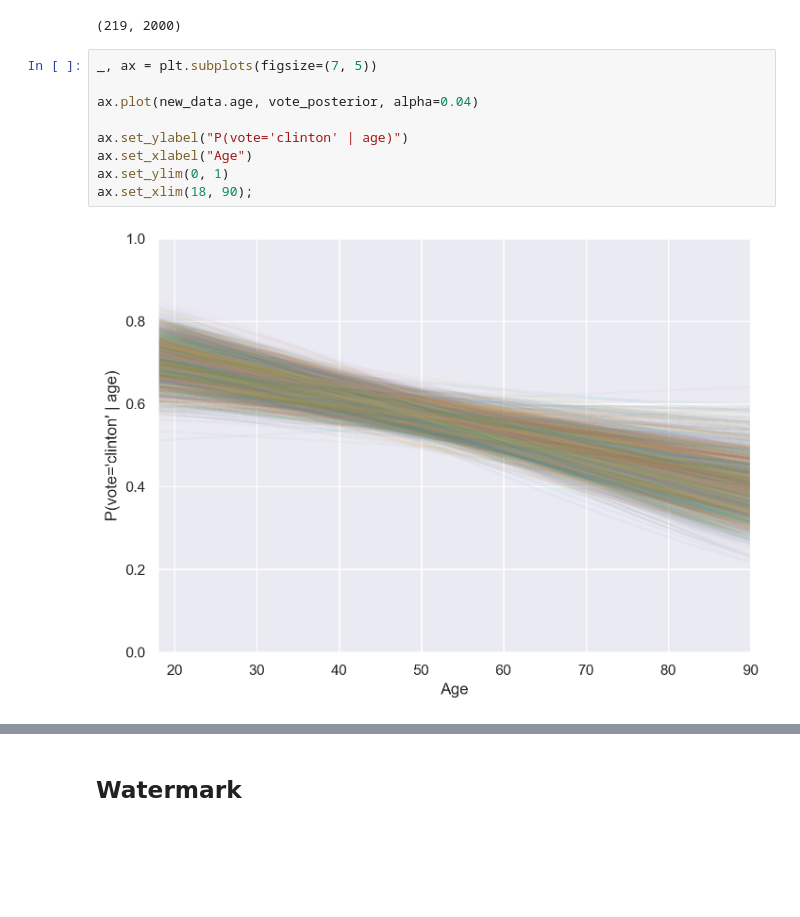
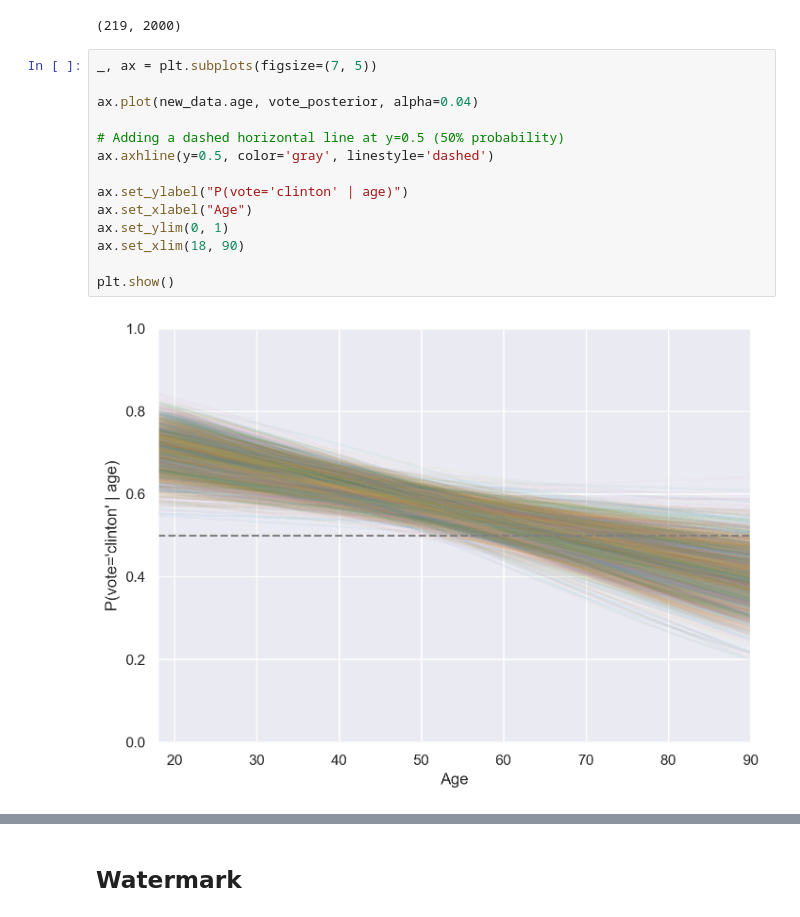
Before and after one commit to ccaudek/ds4psy, a Jupyter notebook: chapter_5/05_logistic_reg.ipynb, the cells around one changed output, grey strips where cells are left out. Cells and saved outputs as stored; diff of their text form; blank space fills up the shorter version.

```diff
--- a/chapter_5/05_logistic_reg.ipynb
+++ b/chapter_5/05_logistic_reg.ipynb
@@ -179,11 +235,16 @@ vote_posterior.shape
 # %%
 _, ax = plt.subplots(figsize=(7, 5))
 
 ax.plot(new_data.age, vote_posterior, alpha=0.04)
 
+# Adding a dashed horizontal line at y=0.5 (50% probability)
+ax.axhline(y=0.5, color='gray', linestyle='dashed')
+
 ax.set_ylabel("P(vote='clinton' | age)")
 ax.set_xlabel("Age")
 ax.set_ylim(0, 1)
-ax.set_xlim(18, 90);
+ax.set_xlim(18, 90)
+
+plt.show()
 # %% [output]
-[figure, old version]
+[figure, new version]
```
Also changed, not shown: parts of 13 cells of this notebook.
